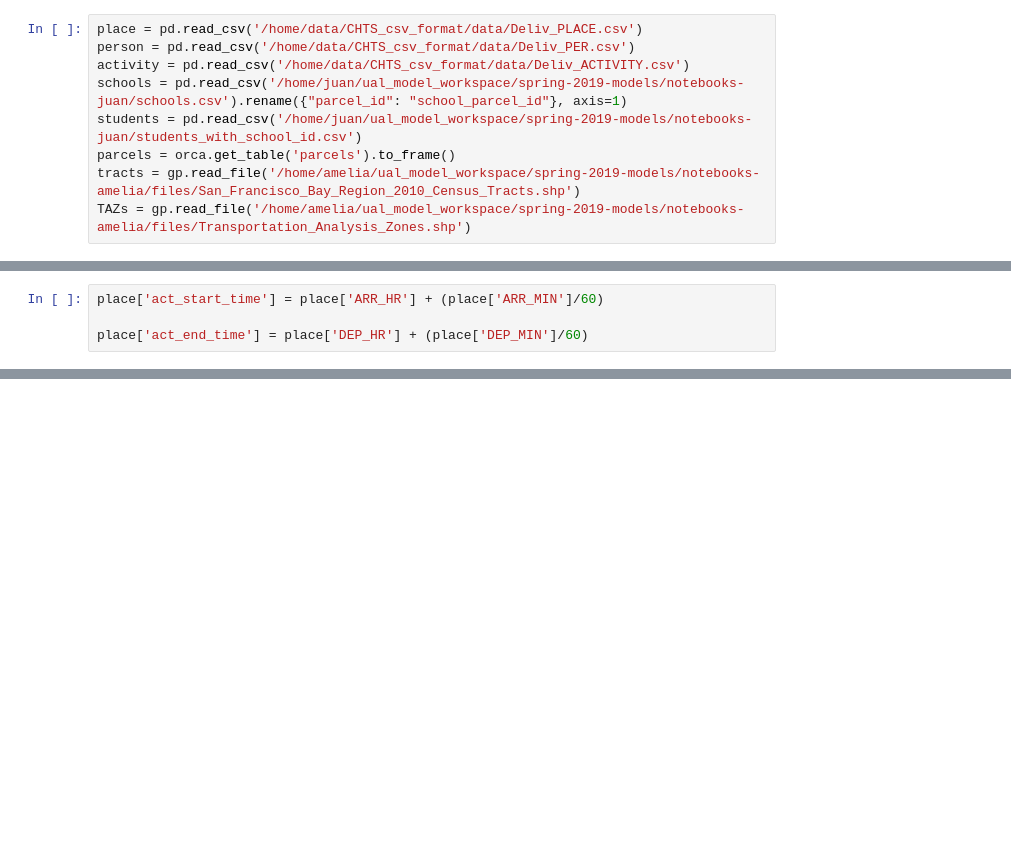
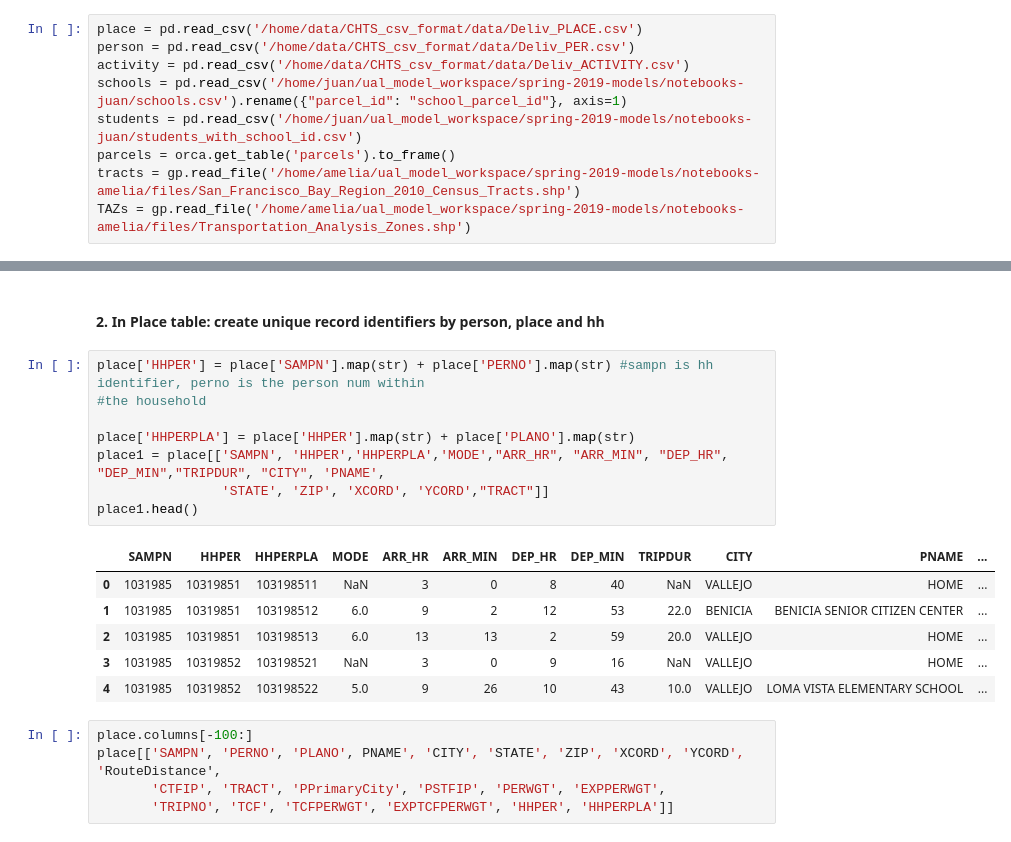
Before and after one commit to ual/ual_model_workspace, a Jupyter notebook: spring-2019-models/notebooks-amelia/clean CHTS data for school mode choice.ipynb, the cells around one changed output, grey strips where cells are left out. Saved outputs shown, nothing was run; the diff lists cells and outputs as text; blank space fills up the shorter version.

```diff
--- a/spring-2019-models/notebooks-amelia/clean CHTS data for school mode choice.ipynb
+++ b/spring-2019-models/notebooks-amelia/clean CHTS data for school mode choice.ipynb
@@ -381,4 +69,0 @@ hs_trips_mode.head()
-# %%
-place['act_start_time'] = place['ARR_HR'] + (place['ARR_MIN']/60)
-
-place['act_end_time'] = place['DEP_HR'] + (place['DEP_MIN']/60)
@@ -418,0 +91,22 @@ NameError: name 'tripsR' is not defined
+# %% [markdown]
+#### 2. In Place table: create unique record identifiers by person, place and hh
+# %%
+place['HHPER'] = place['SAMPN'].map(str) + place['PERNO'].map(str) #sampn is hh identifier, perno is the person num within
+#the household
+
+place['HHPERPLA'] = place['HHPER'].map(str) + place['PLANO'].map(str)
+place1 = place[['SAMPN', 'HHPER','HHPERPLA','MODE',"ARR_HR", "ARR_MIN", "DEP_HR", "DEP_MIN","TRIPDUR", "CITY", 'PNAME',
+                'STATE', 'ZIP', 'XCORD', 'YCORD',"TRACT"]]
+place1.head()
+# %% [output]
+|  | SAMPN | HHPER | HHPERPLA | MODE | ARR_HR | ARR_MIN | DEP_HR | DEP_MIN | TRIPDUR | CITY | PNAME | ... |
+| 0 | 1031985 | 10319851 | 103198511 | NaN | 3 | 0 | 8 | 40 | NaN | VALLEJO | HOME | ... |
+| 1 | 1031985 | 10319851 | 103198512 | 6.0 | 9 | 2 | 12 | 53 | 22.0 | BENICIA | BENICIA SENIOR CITIZEN CENTER | ... |
+| 2 | 1031985 | 10319851 | 103198513 | 6.0 | 13 | 13 | 2 | 59 | 20.0 | VALLEJO | HOME | ... |
+| 3 | 1031985 | 10319852 | 103198521 | NaN | 3 | 0 | 9 | 16 | NaN | VALLEJO | HOME | ... |
+| 4 | 1031985 | 10319852 | 103198522 | 5.0 | 9 | 26 | 10 | 43 | 10.0 | VALLEJO | LOMA VISTA ELEMENTARY SCHOOL | ... |
+# %%
+place.columns[-100:]
+place[['SAMPN', 'PERNO', 'PLANO', PNAME', 'CITY', 'STATE', 'ZIP', 'XCORD', 'YCORD', 'RouteDistance',
+       'CTFIP', 'TRACT', 'PPrimaryCity', 'PSTFIP', 'PERWGT', 'EXPPERWGT',
+       'TRIPNO', 'TCF', 'TCFPERWGT', 'EXPTCFPERWGT', 'HHPER', 'HHPERPLA']]
```
Also changed, not shown: parts of 78 cells of this notebook.
